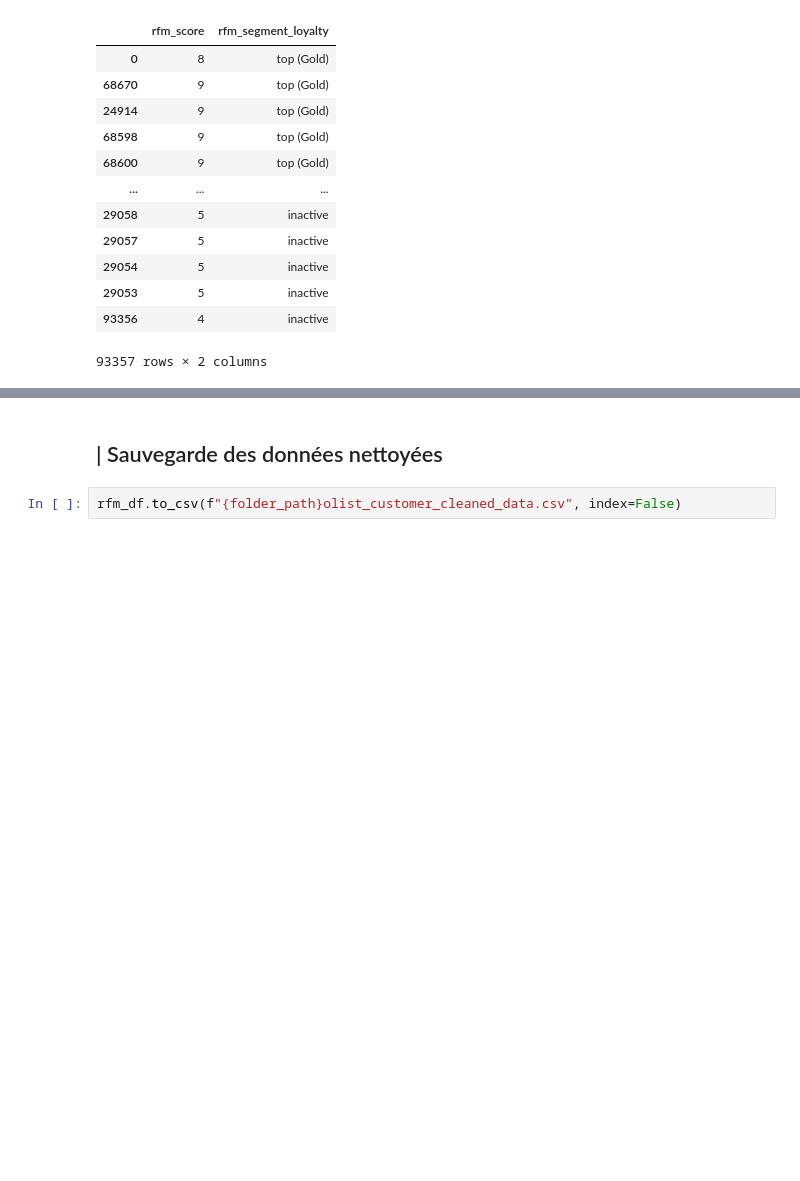
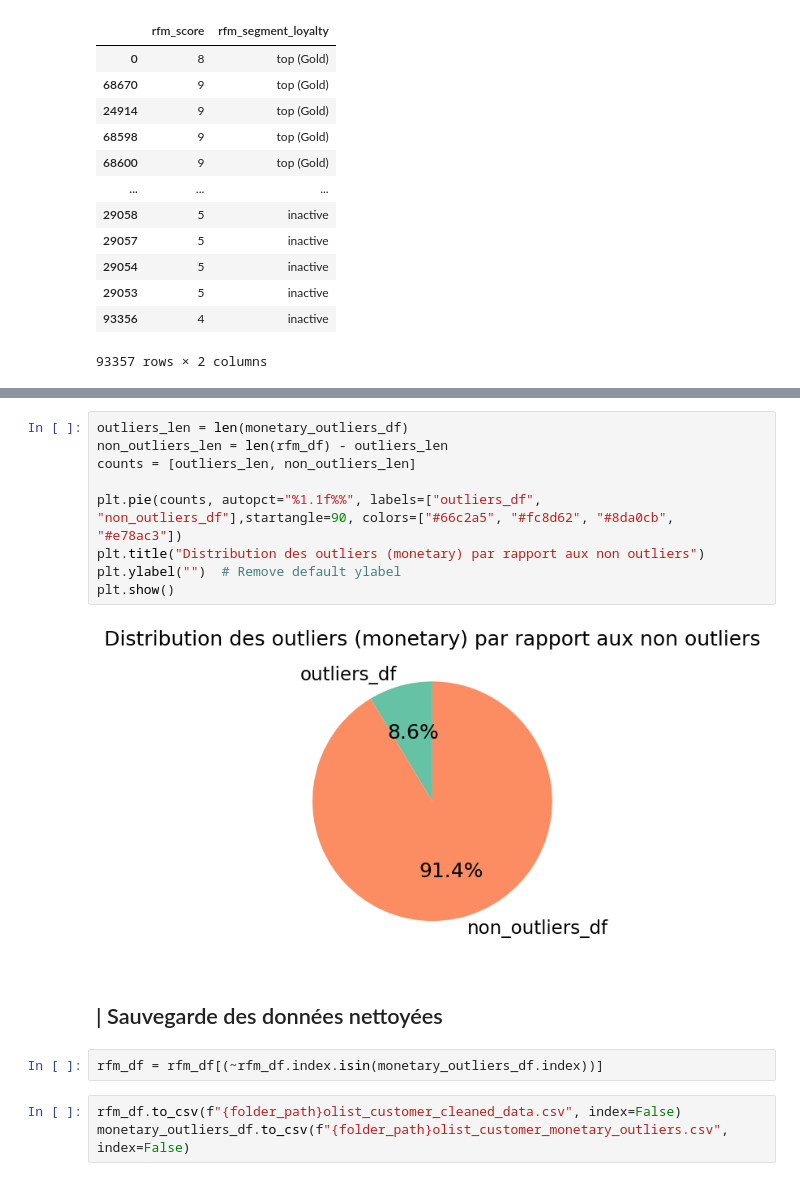
Before and after one commit to amadousysada/ecommerce-customer-segmentation, a Jupyter notebook: main.ipynb, the cells around one changed output, grey strips where cells are left out. Saved outputs shown, nothing was run; the diff lists cells and outputs as text; blank space fills up the shorter version.

```diff
--- a/main.ipynb
+++ b/main.ipynb
@@ -616,4 +662,18 @@ rfm_df.head()
+# %%
+outliers_len = len(monetary_outliers_df)
+non_outliers_len = len(rfm_df) - outliers_len
+counts = [outliers_len, non_outliers_len]
+
+plt.pie(counts, autopct="%1.1f%%", labels=["outliers_df", "non_outliers_df"],startangle=90, colors=["#66c2a5", "#fc8d62", "#8da0cb", "#e78ac3"])
+plt.title("Distribution des outliers (monetary) par rapport aux non outliers")
+plt.ylabel("")  # Remove default ylabel
+plt.show()
+# %% [output]
+[figure, added]
 # %% [markdown]
 ## | Sauvegarde des données nettoyées
+# %%
+rfm_df = rfm_df[(~rfm_df.index.isin(monetary_outliers_df.index))]
 # %%
 rfm_df.to_csv(f"{folder_path}olist_customer_cleaned_data.csv", index=False)
+monetary_outliers_df.to_csv(f"{folder_path}olist_customer_monetary_outliers.csv", index=False)
```
Also changed, not shown: parts of 5 cells of this notebook.
